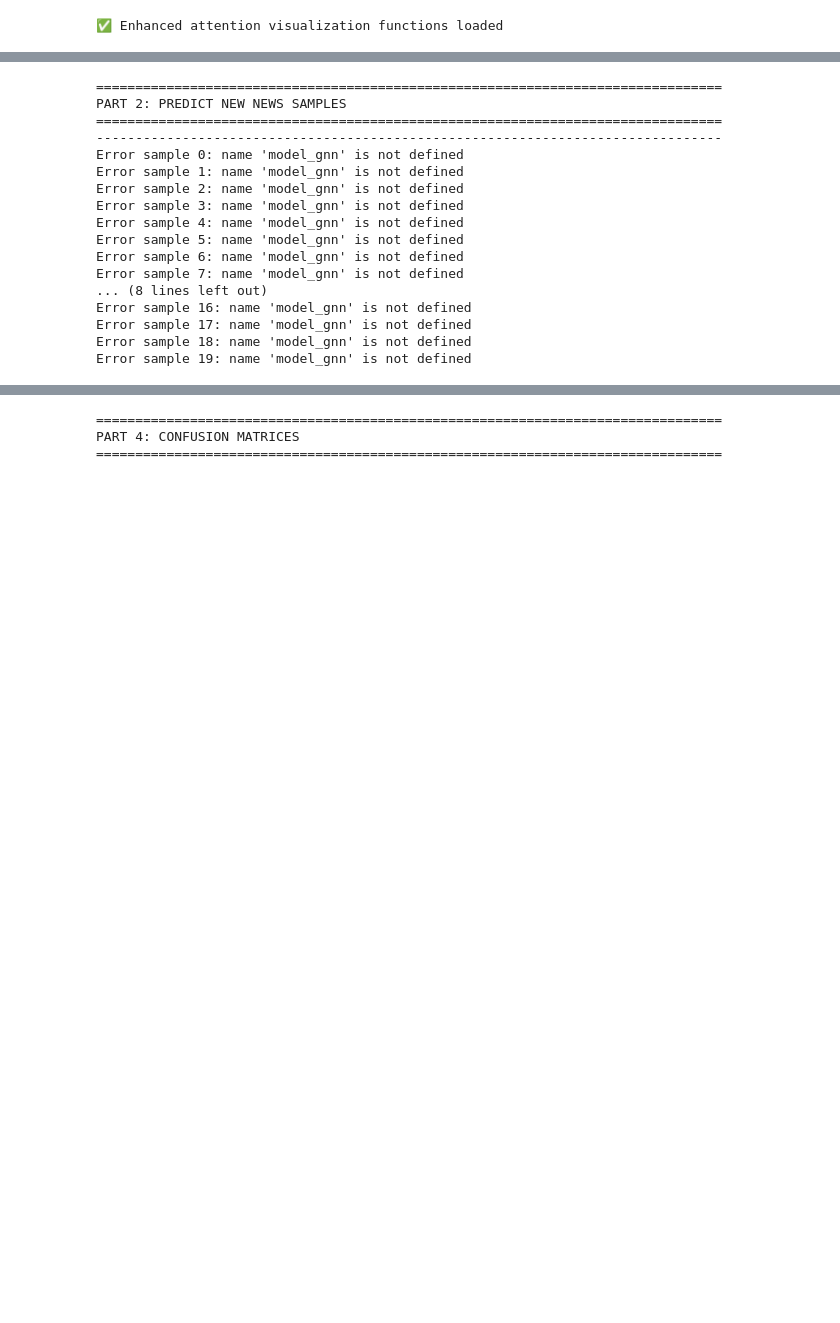
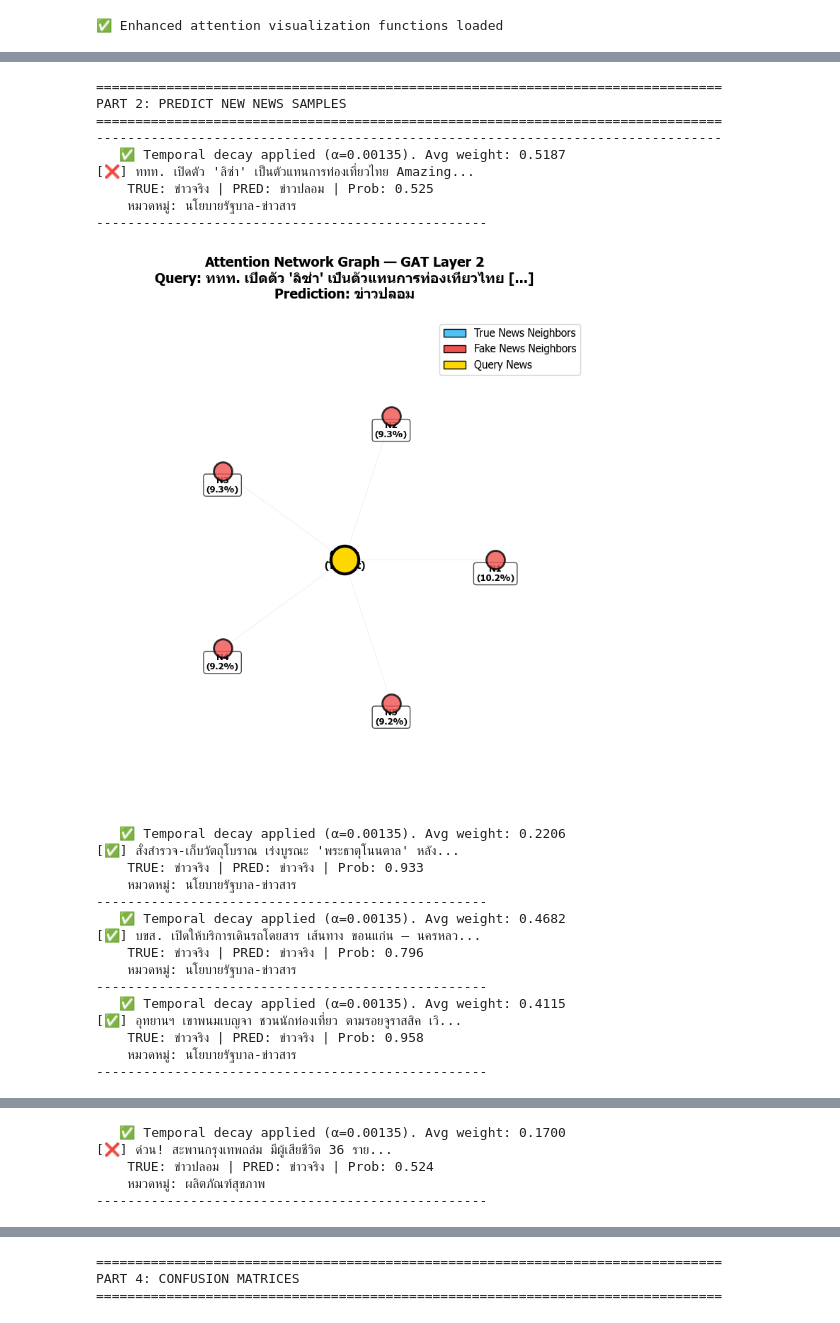
Before and after one commit to TtPeeraphat/Project_Thaifakenews, a Jupyter notebook: test_4.ipynb, the cells around one changed output, grey strips where cells are left out. Saved outputs shown, nothing was run; the diff lists cells and outputs as text; code cells hidden in the pictures; blank space fills up the shorter version.

```diff
--- a/test_4.ipynb
+++ b/test_4.ipynb
@@ -1280,4 +1416,8 @@ if 'model_gat_ce' not in locals():
     print(f"\n✅ Model training complete! Best Test Accuracy: {best_acc_gat_ce:.4f}")
 else:
     print("✅ Using existing trained model: model_gat_ce")
+
+# 🟢 CRITICAL FIX: Define model_gnn before it's used in predict_news
+model_gnn = model_gat_ce
+print("✅ model_gnn = model_gat_ce (model ready for predictions)")
 # %% [output]
@@ -1335,12 +1468,14 @@ y_pred_part2 = []
 print("-" * 80)
 for i, news in enumerate(test_news_data):
     try:
+        # ✅ NOW PASSING time_values WITH TEMPORAL DECAY
         result  = predict_news(
             content=news['content'], topn=k,
             x_np=x_balanced, nbrs=current_nbrs,
             label2id=label2id, id2label=id2label,
             y_cat_np=y_cat_balanced, id2cat=id2cat,
-            device=device, model_gnn=model_gnn, embed_fn=my_embed_fn
+            device=device, model_gnn=model_gnn, embed_fn=my_embed_fn,
+            time_values=time_values, alpha=0.00135  # ✅ ADD TEMPORAL PARAMETERS
         )
         pred_id = result['pred_id']
         y_true_part2.append(news["label_true"])
@@ -1355,52 +1490,67 @@ for i, news in enumerate(test_news_data):
 
         # 🌟 พล็อตกราฟ Attention สำหรับข่าวที่ 0 และ 10
         if i in [0, 10]:
-            plot_attention_explanation(
-                target_text=news['content'],
-                pred_label=result['label'],
-                attention_list=result['attention_explain'], # ดึงมาจาก predict_news ที่อัปเดตแล้ว
-                df_original=df_balanced,
-                id2label=id2label,
-                top_k=5
-            )
+            try:
+                # ✅ FIXED: Use correct function name plot_attention_network_graph
+                plot_attention_network_graph(
+                    target_text=news['content'],
+                    pred_label=result['label'],
+                    attention_list=result['attention_explain'],
+                    df_original=df_balanced,
+                    id2label=id2label,
+                    top_k=5
+                )
+            except NameError as e:
+                if 'plot_attention_explanation' in str(e):
+                    print(f"⚠️ Function {e} - Skipping visualization for sample {i}")
+                else:
+                    raise
     except Exception as e:
         print(f"Error sample {i}: {e}")
 
 
 if y_pred_part2:
     cm   = confusion_matrix(y_true_part2, y_pred_part2)
     acc  = accuracy_score(y_true_part2, y_pred_part2)
     prec = precision_score(y_true_part2, y_pred_part2, zero_division=0)
     rec  = recall_score(y_true_part2,   y_pred_part2, zero_division=0)
     f1_s = f1_score(y_true_part2,       y_pred_part2, zero_division=0)
 
     print("\n" + "="*60)
     print("PART 2 SUMMARY")
     print("="*60)
     print(f"Confusion Matrix:\n{cm}")
     print(f"Accuracy : {acc:.4f}")
     print(f"Precision: {prec:.4f}")
     print(f"Recall   : {rec:.4f}")
     print(f"F1-Score : {f1_s:.4f}")
     print(classification_report(
         y_true_part2, y_pred_part2,
         target_names=[id2label[0], id2label[1]], zero_division=0
     ))
 # %% [output]
 ================================================================================
 PART 2: PREDICT NEW NEWS SAMPLES
 ================================================================================
 --------------------------------------------------------------------------------
-Error sample 0: name 'model_gnn' is not defined
-Error sample 1: name 'model_gnn' is not defined
-Error sample 2: name 'model_gnn' is not defined
-Error sample 3: name 'model_gnn' is not defined
-Error sample 4: name 'model_gnn' is not defined
-Error sample 5: name 'model_gnn' is not defined
-Error sample 6: name 'model_gnn' is not defined
-Error sample 7: name 'model_gnn' is not defined
-... (8 lines left out)
-Error sample 16: name 'model_gnn' is not defined
-Error sample 17: name 'model_gnn' is not defined
-Error sample 18: name 'model_gnn' is not defined
-Error sample 19: name 'model_gnn' is not defined
+   ✅ Temporal decay applied (α=0.00135). Avg weight: 0.5187
+[❌] ททท. เปิดตัว 'ลิซ่า' เป็นตัวแทนการท่องเที่ยวไทย Amazing...
+    TRUE: ข่าวจริง | PRED: ข่าวปลอม | Prob: 0.525
+    หมวดหมู่: นโยบายรัฐบาล-ข่าวสาร
+--------------------------------------------------
+[figure, added]
+   ✅ Temporal decay applied (α=0.00135). Avg weight: 0.2206
+[✅] สั่งสำรวจ-เก็บวัตถุโบราณ เร่งบูรณะ 'พระธาตุโนนตาล' หลัง...
+    TRUE: ข่าวจริง | PRED: ข่าวจริง | Prob: 0.933
+    หมวดหมู่: นโยบายรัฐบาล-ข่าวสาร
+--------------------------------------------------
+   ✅ Temporal decay applied (α=0.00135). Avg weight: 0.4682
+[✅] บขส. เปิดให้บริการเดินรถโดยสาร เส้นทาง ขอนแก่น – นครหลว...
+    TRUE: ข่าวจริง | PRED: ข่าวจริง | Prob: 0.796
+    หมวดหมู่: นโยบายรัฐบาล-ข่าวสาร
+--------------------------------------------------
+   ✅ Temporal decay applied (α=0.00135). Avg weight: 0.4115
+[✅] อุทยานฯ เขาพนมเบญจา ชวนนักท่องเที่ยว ตามรอยจูราสสิค เวิ...
+    TRUE: ข่าวจริง | PRED: ข่าวจริง | Prob: 0.958
+    หมวดหมู่: นโยบายรัฐบาล-ข่าวสาร
+--------------------------------------------------
@@ -1406,0 +1587,5 @@ Error sample 19: name 'model_gnn' is not defined
+   ✅ Temporal decay applied (α=0.00135). Avg weight: 0.1700
+[❌] ด่วน! สะพานกรุงเทพถล่ม มีผู้เสียชีวิต 36 ราย...
+    TRUE: ข่าวปลอม | PRED: ข่าวจริง | Prob: 0.524
+    หมวดหมู่: ผลิตภัณฑ์สุขภาพ
+--------------------------------------------------
```
Also changed, not shown: parts of 17 cells of this notebook, 5 other files.
